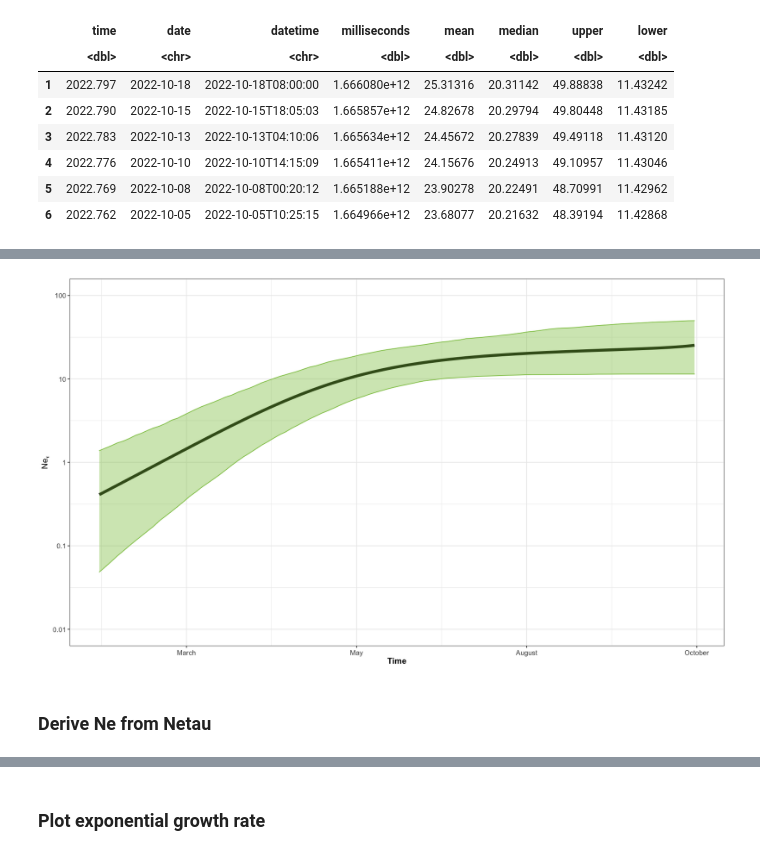
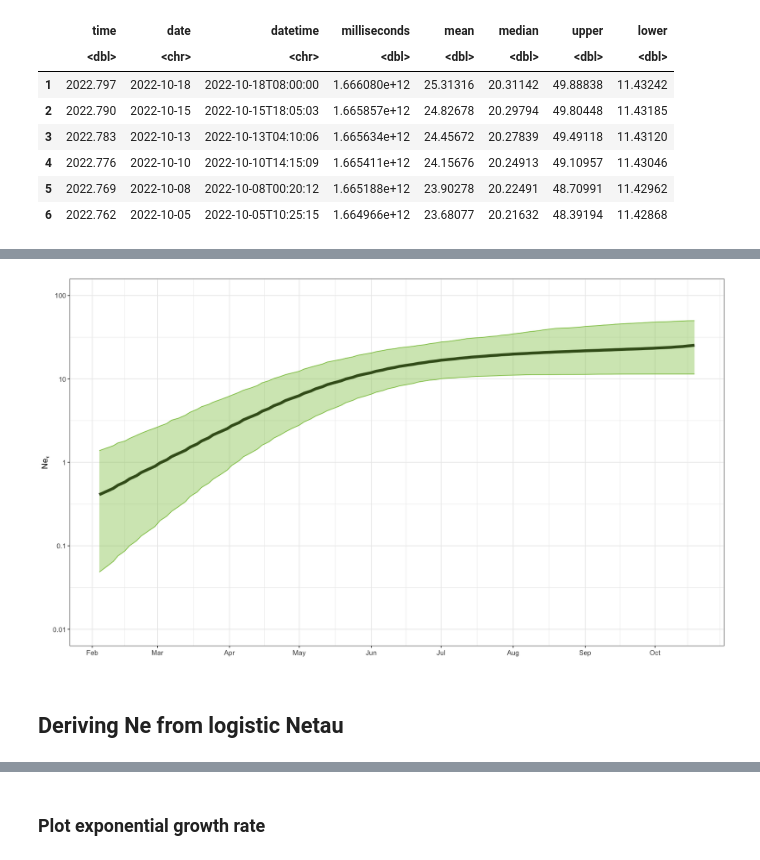
Before and after one commit to blab/mpox-dynamics, a Jupyter notebook: scripts/netau.ipynb, the cells around one changed output, grey strips where cells are left out. Saved outputs shown, nothing was run; the diff lists cells and outputs as text; code cells hidden in the pictures.

Commit message:
plotting ne, netau, case counts

```diff
--- a/scripts/netau.ipynb
+++ b/scripts/netau.ipynb
@@ -40,3 +60,4 @@ A data.frame: 6 × 8
 # %%
 # format date
 netau <- netau %>% mutate(month = months(as.Date(datetime)))
+netau <- netau %>% mutate(datetime = as_date(date))
@@ -58,12 +66,14 @@ date_decimal(times)
 # %%
-netau %>% ggplot(aes(x=time, y=mean)) +
+plot_netau <- netau %>% ggplot(aes(x=datetime, y=mean)) +
          geom_line(size=2, color='black') +
          geom_ribbon(aes(ymin=lower, ymax=upper), color=rgb(0.55,0.77,0.3), alpha=0.4, fill=rgb(0.55,0.77,0.3)) +
-         ylab(bquote(Ne[tau])) + xlab('Time') +
+         ylab(bquote(Ne[tau])) + xlab('') +
          scale_y_continuous(trans='log10', breaks=c(.01, .1, 1, 10, 100), limits=c(.01,100), labels=c( .01, .1, 1, 10, 100)) +
-         scale_x_continuous(breaks=c(2022.2, 2022.4, 2022.6, 2022.8), labels=c('March','May','August','October')) +
+         scale_x_date(date_labels = "%b", date_breaks='months') +
          my_theme()
+
+plot_netau
 # %% [output]
-[figure, old version]
+[figure, new version]
 # %% [markdown]
-### Derive Ne from Netau
+## Deriving Ne from logistic Netau
```
Also changed, not shown: parts of 18 cells of this notebook, 2 other files.
